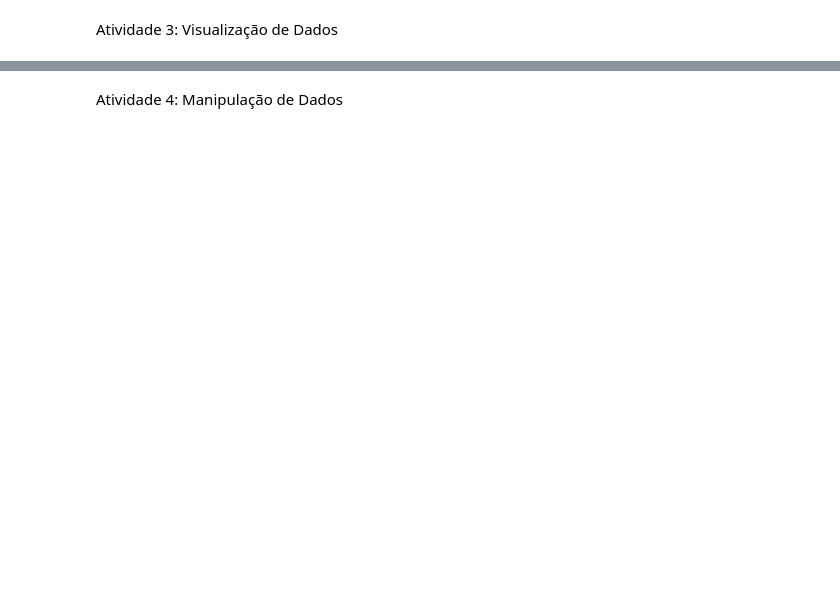
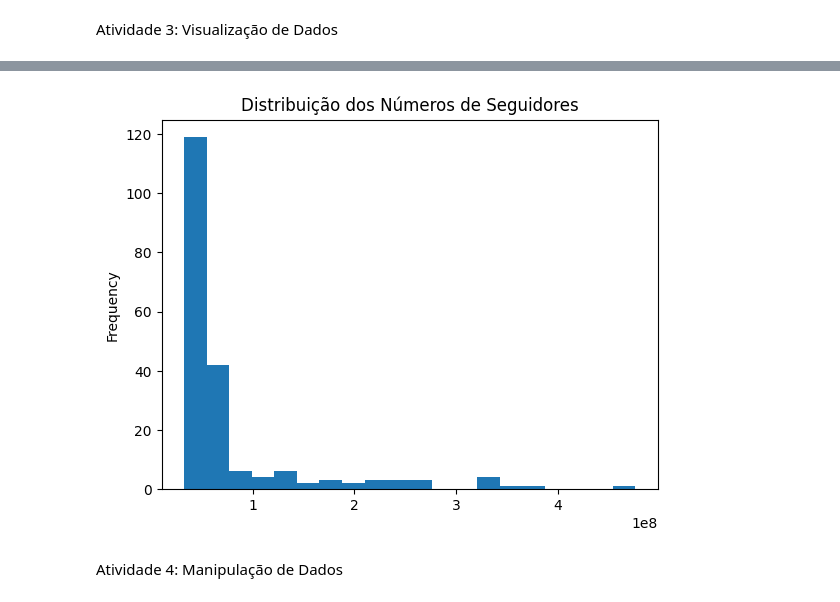
Before and after one commit to rafaart/DataScienceCO, a Jupyter notebook: Instagram_influencers_EDA,_statistical(Atividade_Complementar).ipynb, the cells around one changed output, grey strips where cells are left out. Saved outputs shown, nothing was run; the diff lists cells and outputs as text; code cells hidden in the pictures; blank space fills up the shorter version.

```diff
--- a/Instagram_influencers_EDA,_statistical(Atividade_Complementar).ipynb
+++ b/Instagram_influencers_EDA,_statistical(Atividade_Complementar).ipynb
@@ -170,5 +288,9 @@ Atividade 3: Visualização de Dados
 # %%
 # 3. Criar um histograma para visualizar a distribuição dos números de seguidores
+analise_insta['Seguidores'].plot(kind='hist', bins=20, title='Distribuição dos Números de Seguidores')
+plt.show()
+# %% [output]
+[figure, added]
 # %% [markdown]
 Atividade 4: Manipulação de Dados
 # %%
```
Also changed, not shown: parts of 18 cells of this notebook.
